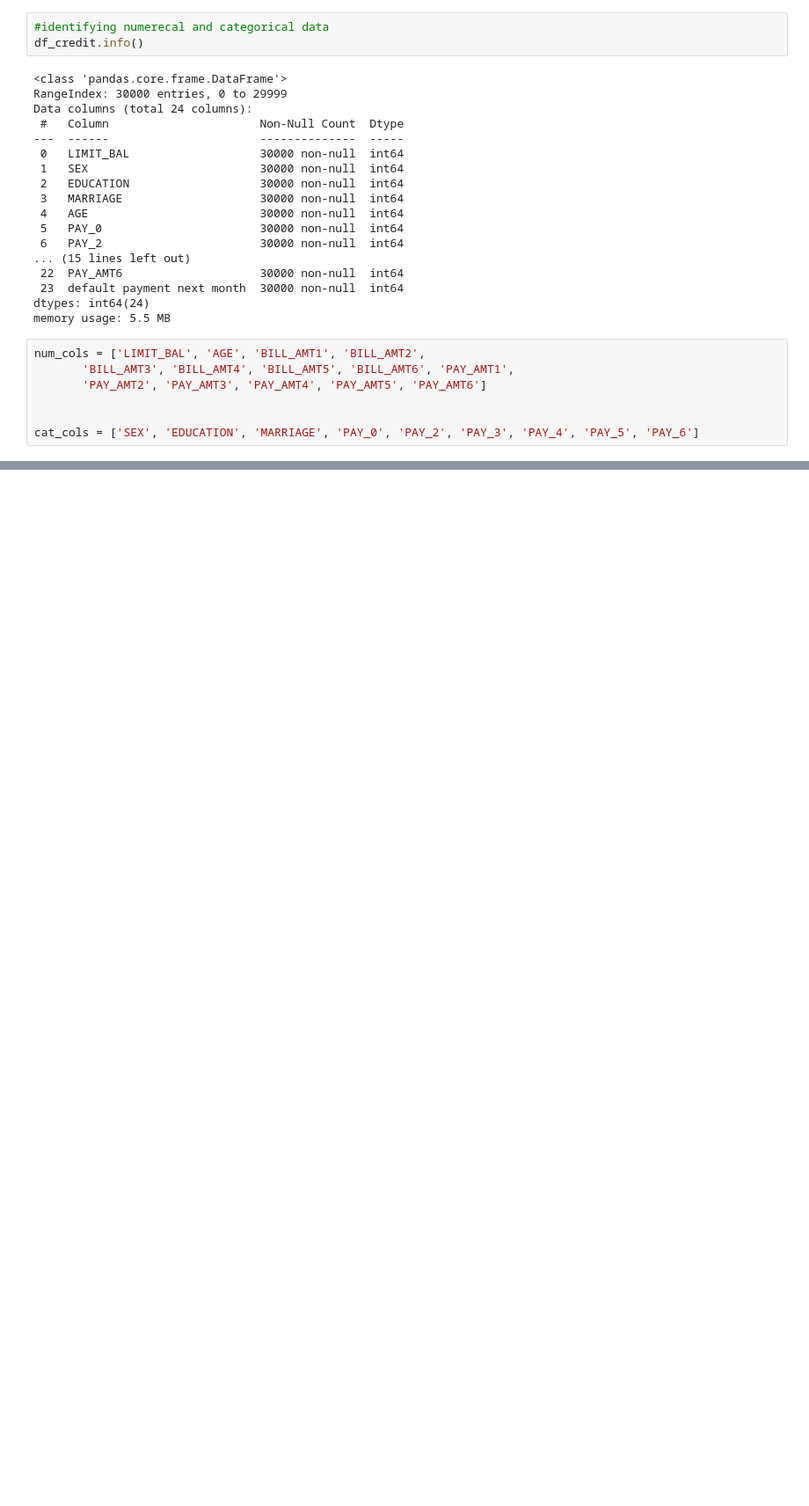
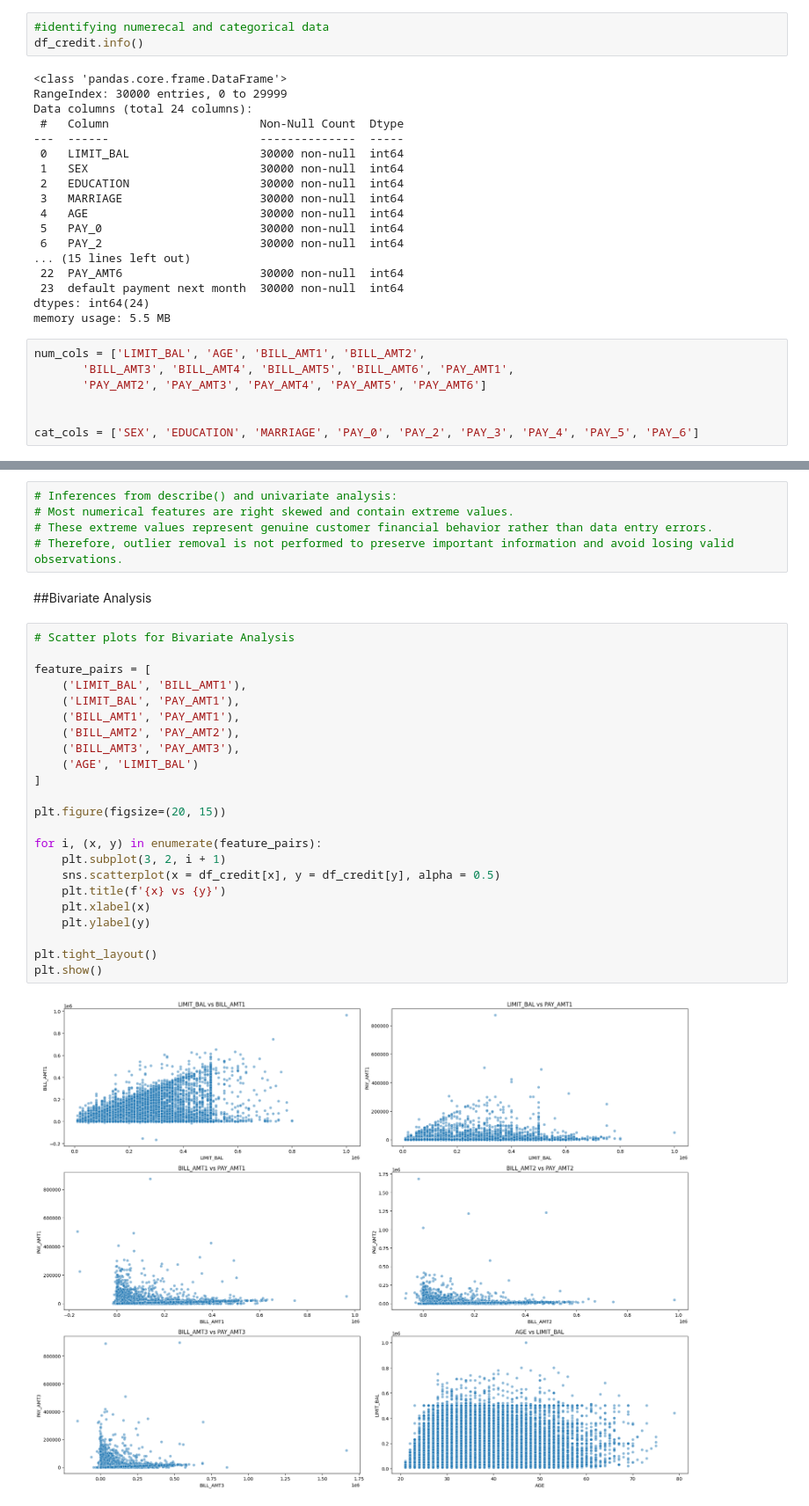
Before and after one commit to Knchna/Credit_Default_Preprocessing, a Jupyter notebook: Credit_Default_Preprocessing.ipynb, the cells around one changed output, grey strips where cells are left out. Shown at 88% size. Cells and saved outputs as stored; diff of their text form; blank space fills up the shorter version.

```diff
--- a/Credit_Default_Preprocessing.ipynb
+++ b/Credit_Default_Preprocessing.ipynb
@@ -241,0 +267,32 @@ cat_cols = ['SEX', 'EDUCATION', 'MARRIAGE', 'PAY_0', 'PAY_2', 'PAY_3', 'PAY_4',
+# %%
+# Inferences from describe() and univariate analysis:
+# Most numerical features are right skewed and contain extreme values.
+# These extreme values represent genuine customer financial behavior rather than data entry errors.
+# Therefore, outlier removal is not performed to preserve important information and avoid losing valid observations.
+# %% [markdown]
+##Bivariate Analysis
+# %%
+# Scatter plots for Bivariate Analysis
+
+feature_pairs = [
+    ('LIMIT_BAL', 'BILL_AMT1'),
+    ('LIMIT_BAL', 'PAY_AMT1'),
+    ('BILL_AMT1', 'PAY_AMT1'),
+    ('BILL_AMT2', 'PAY_AMT2'),
+    ('BILL_AMT3', 'PAY_AMT3'),
+    ('AGE', 'LIMIT_BAL')
+]
+
+plt.figure(figsize=(20, 15))
+
+for i, (x, y) in enumerate(feature_pairs):
+    plt.subplot(3, 2, i + 1)
+    sns.scatterplot(x = df_credit[x], y = df_credit[y], alpha = 0.5)
+    plt.title(f'{x} vs {y}')
+    plt.xlabel(x)
+    plt.ylabel(y)
+
+plt.tight_layout()
+plt.show()
+# %% [output]
+[figure, added]
```
Also changed, not shown: parts of 7 cells of this notebook.
